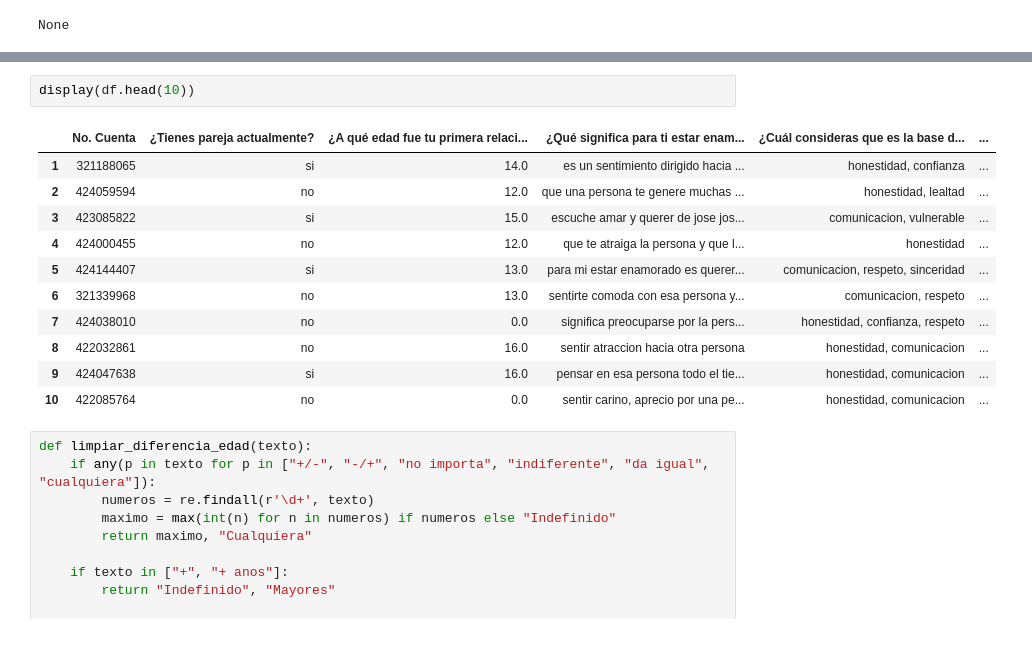
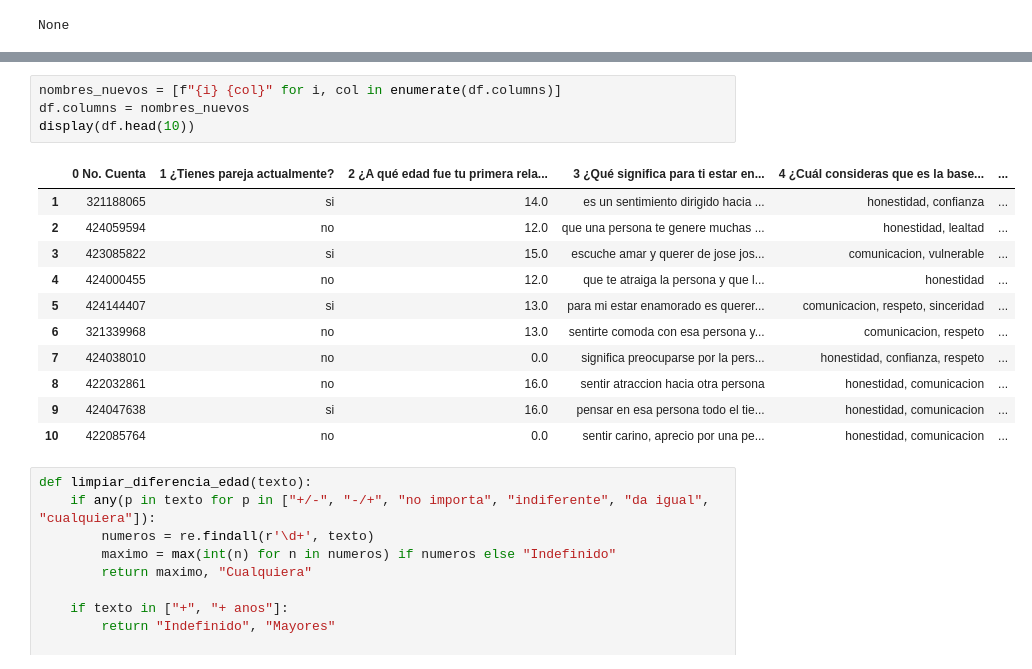
Before and after one commit to Acatlan-SI/LimpiezaData, a Jupyter notebook: notebooks/01_limpieza_datos.ipynb, the cells around one changed output, grey strips where cells are left out. Cells and saved outputs as stored; diff of their text form.

```diff
--- a/notebooks/01_limpieza_datos.ipynb
+++ b/notebooks/01_limpieza_datos.ipynb
@@ -596,8 +596,10 @@ df.drop(columns=[col_fisico], inplace=True)
 None
 # %%
+nombres_nuevos = [f"{i} {col}" for i, col in enumerate(df.columns)]
+df.columns = nombres_nuevos
 display(df.head(10))
 # %% [output]
-|  | No. Cuenta | ¿Tienes pareja actualmente? | ¿A qué edad fue tu primera relaci... | ¿Qué significa para ti estar enam... | ¿Cuál consideras que es la base d... | ... |
+|  | 0 No. Cuenta | 1 ¿Tienes pareja actualmente? | 2 ¿A qué edad fue tu primera rela... | 3 ¿Qué significa para ti estar en... | 4 ¿Cuál consideras que es la base... | ... |
 | 1 | 321188065 | si | 14.0 | es un sentimiento dirigido hacia ... | honestidad, confianza | ... |
 | 2 | 424059594 | no | 12.0 | que una persona te genere muchas ... | honestidad, lealtad | ... |
 | 3 | 423085822 | si | 15.0 | escuche amar y querer de jose jos... | comunicacion, vulnerable | ... |
```
Also changed, not shown: parts of 22 cells of this notebook.
